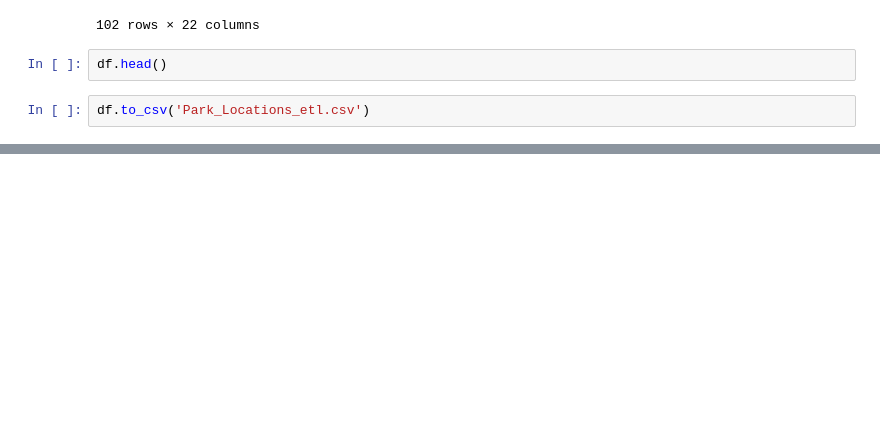
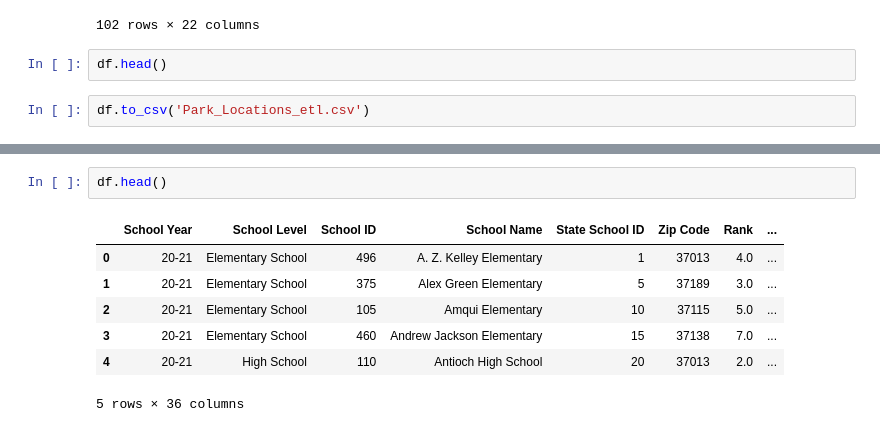
Before and after one commit to JoyRichardson/Living-in-Nashville, a Jupyter notebook: living_in_nashville_etl.ipynb, the cells around one changed output, grey strips where cells are left out. Drawn from its saved outputs; the diff is of its cells as text; blank space fills up the shorter version.

```diff
--- a/living_in_nashville_etl.ipynb
+++ b/living_in_nashville_etl.ipynb
@@ -60,0 +73,10 @@ df.to_csv('Park_Locations_etl.csv')
+# %%
+df.head()
+# %% [output]
+|  | School Year | School Level | School ID | School Name | State School ID | Zip Code | Rank | ... |
+| 0 | 20-21 | Elementary School | 496 | A. Z. Kelley Elementary | 1 | 37013 | 4.0 | ... |
+| 1 | 20-21 | Elementary School | 375 | Alex Green Elementary | 5 | 37189 | 3.0 | ... |
+| 2 | 20-21 | Elementary School | 105 | Amqui Elementary | 10 | 37115 | 5.0 | ... |
+| 3 | 20-21 | Elementary School | 460 | Andrew Jackson Elementary | 15 | 37138 | 7.0 | ... |
+| 4 | 20-21 | High School | 110 | Antioch High School | 20 | 37013 | 2.0 | ... |
+5 rows × 36 columns
```
Also changed, not shown: parts of 4 cells of this notebook, 1 other file.
